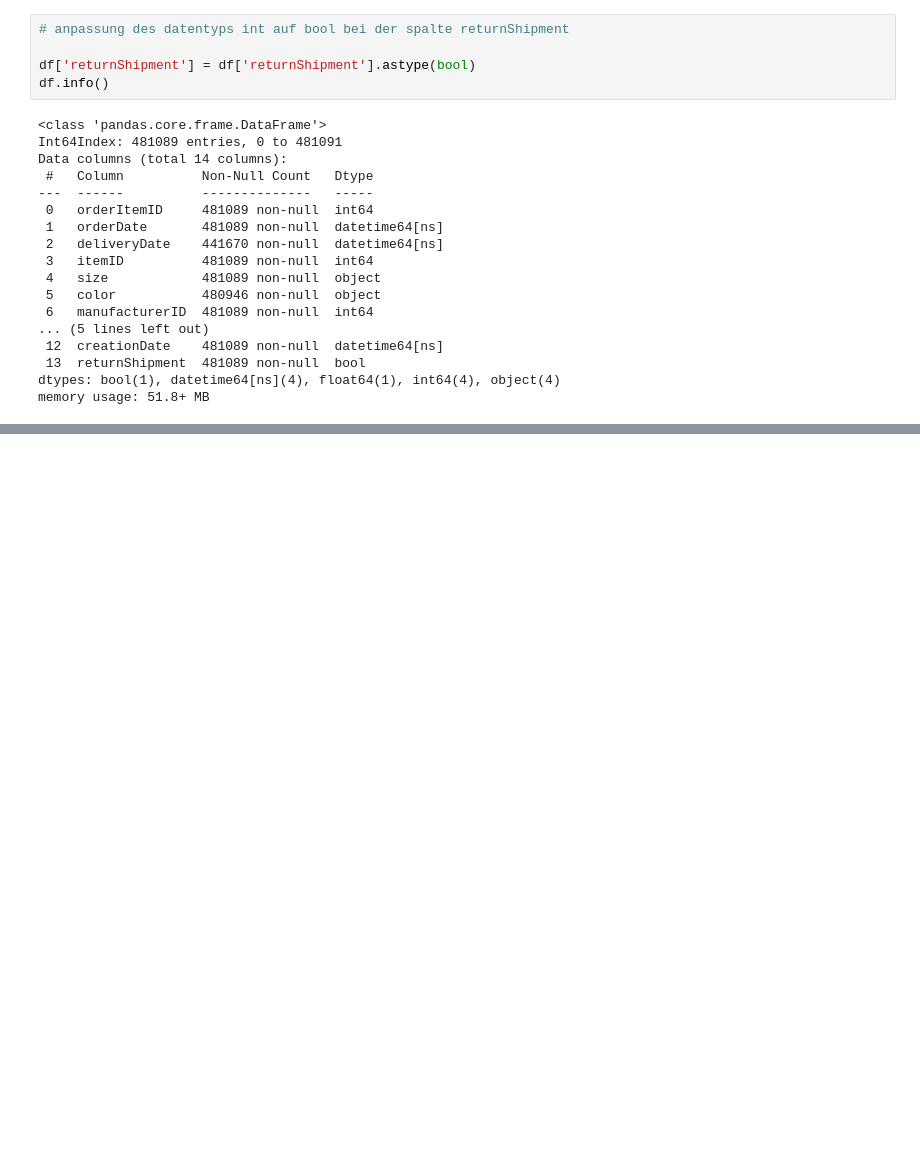
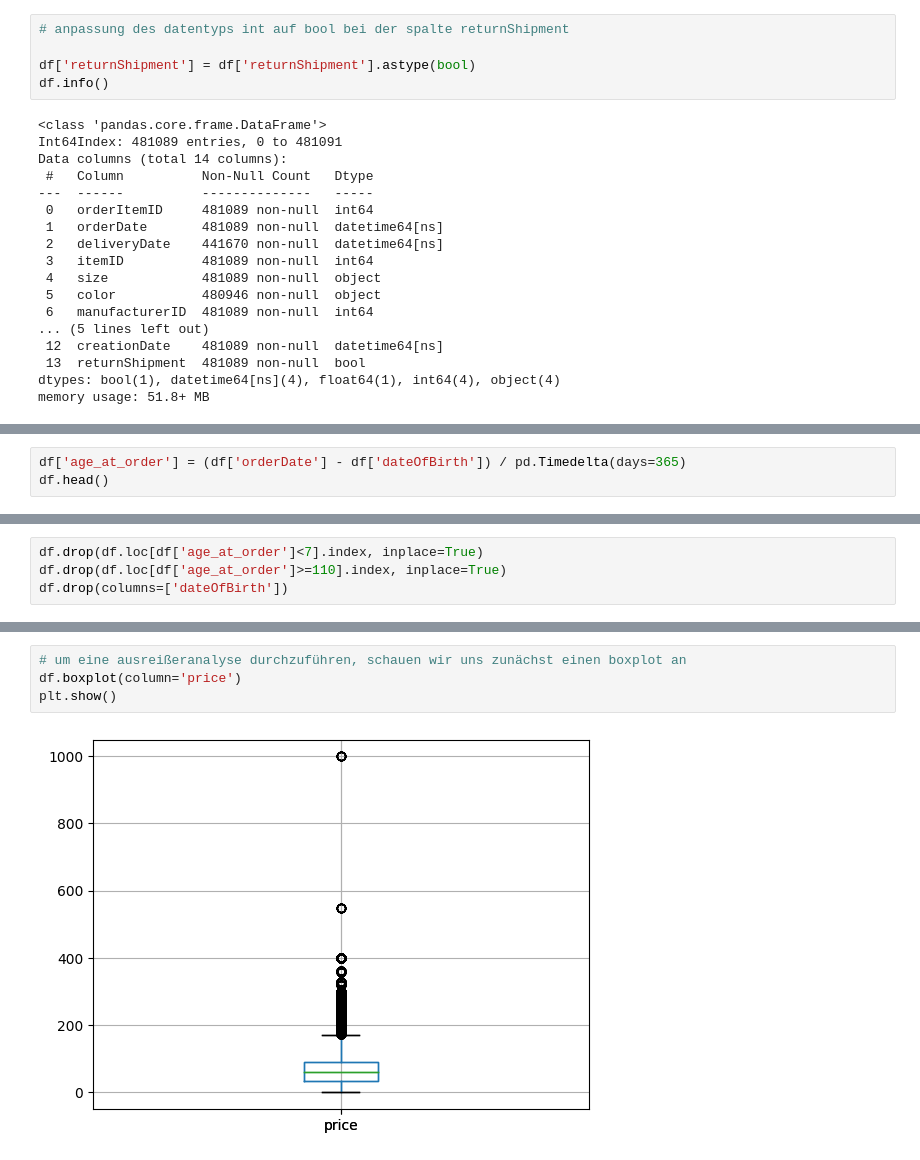
Before and after one commit to Dom1n1kD/master_hsh_ki, a Jupyter notebook: exam_data_mining_cup/exam_dmc_2014.ipynb, the cells around one changed output, grey strips where cells are left out. Saved outputs shown, nothing was run; the diff lists cells and outputs as text; blank space fills up the shorter version.

Commit message:
dd_20230616: boxplot.

```diff
--- a/exam_data_mining_cup/exam_dmc_2014.ipynb
+++ b/exam_data_mining_cup/exam_dmc_2014.ipynb
@@ -374,0 +369,3 @@ df_birthdate.sort_values(by='dateOfBirth', ascending=False)
+# %%
+df['age_at_order'] = (df['orderDate'] - df['dateOfBirth']) / pd.Timedelta(days=365)
+df.head()
@@ -374,0 +379,4 @@ df_birthdate.sort_values(by='dateOfBirth', ascending=False)
+# %%
+df.drop(df.loc[df['age_at_order']<7].index, inplace=True)
+df.drop(df.loc[df['age_at_order']>=110].index, inplace=True)
+df.drop(columns=['dateOfBirth'])
@@ -374,0 +425,6 @@ df_birthdate.sort_values(by='dateOfBirth', ascending=False)
+# %%
+# um eine ausreißeranalyse durchzuführen, schauen wir uns zunächst einen boxplot an
+df.boxplot(column='price')
+plt.show()
+# %% [output]
+[figure, added]
```
Also changed, not shown: parts of 10 cells of this notebook, 1 other file.
